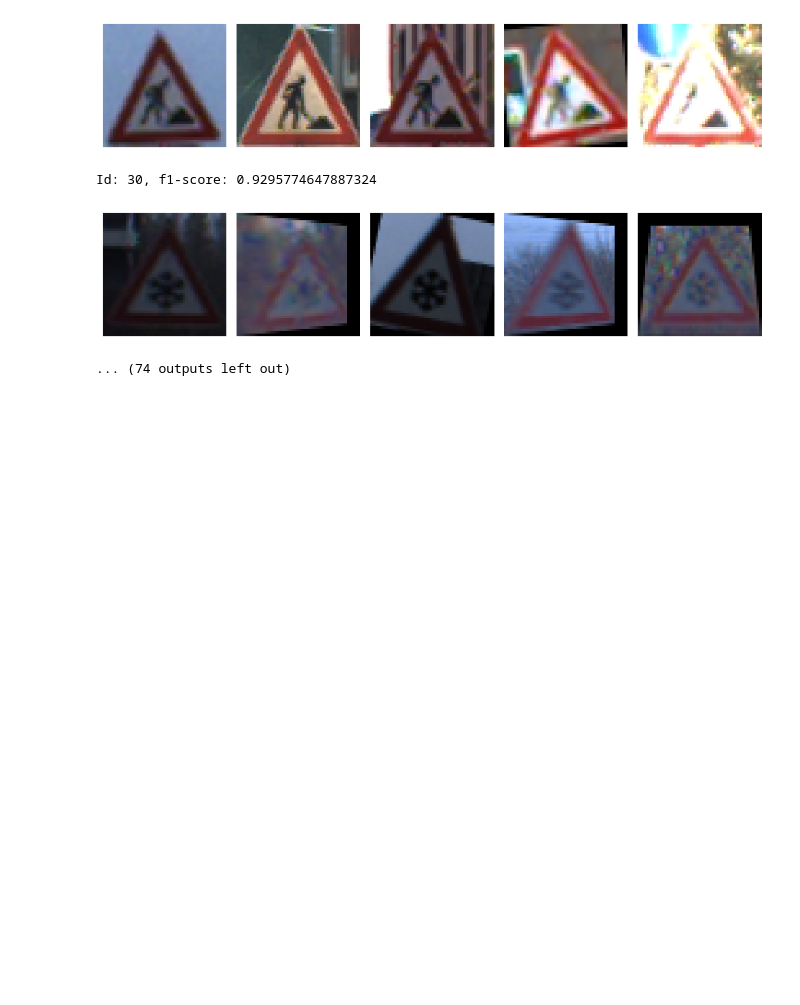
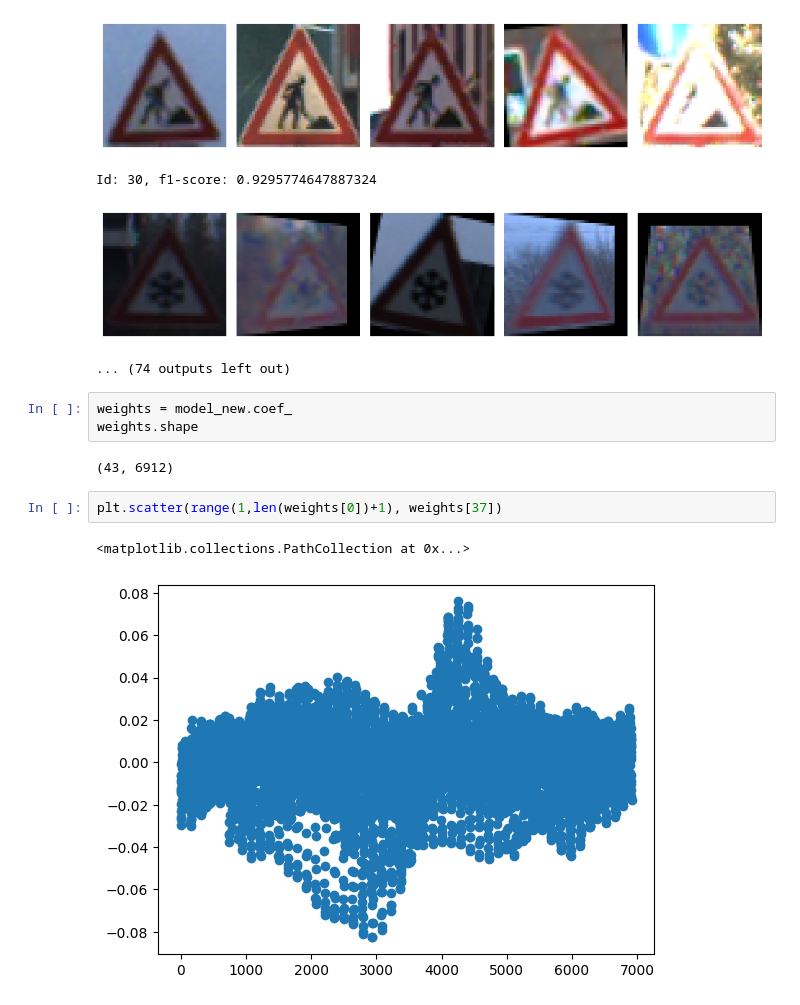
Before and after one commit to preY3RK/Traffic-Sign-Images-Classification, a Jupyter notebook: Logstic_Regression.ipynb, the cells around one changed output. Drawn from its saved outputs; the diff is of its cells as text; blank space fills up the shorter version.

```diff
--- a/Logstic_Regression.ipynb
+++ b/Logstic_Regression.ipynb
@@ -158,3 +158,13 @@ Id: 25, f1-score: 0.9287598944591029
 Id: 30, f1-score: 0.9295774647887324
 [figure]
 ... (74 outputs left out)
+# %%
+weights = model_new.coef_
+weights.shape
+# %% [output]
+(43, 6912)
+# %%
+plt.scatter(range(1,len(weights[0])+1), weights[37])
+# %% [output]
+<matplotlib.collections.PathCollection at 0x...>
+[figure, added]
```
Also changed, not shown: parts of 3 cells of this notebook.
